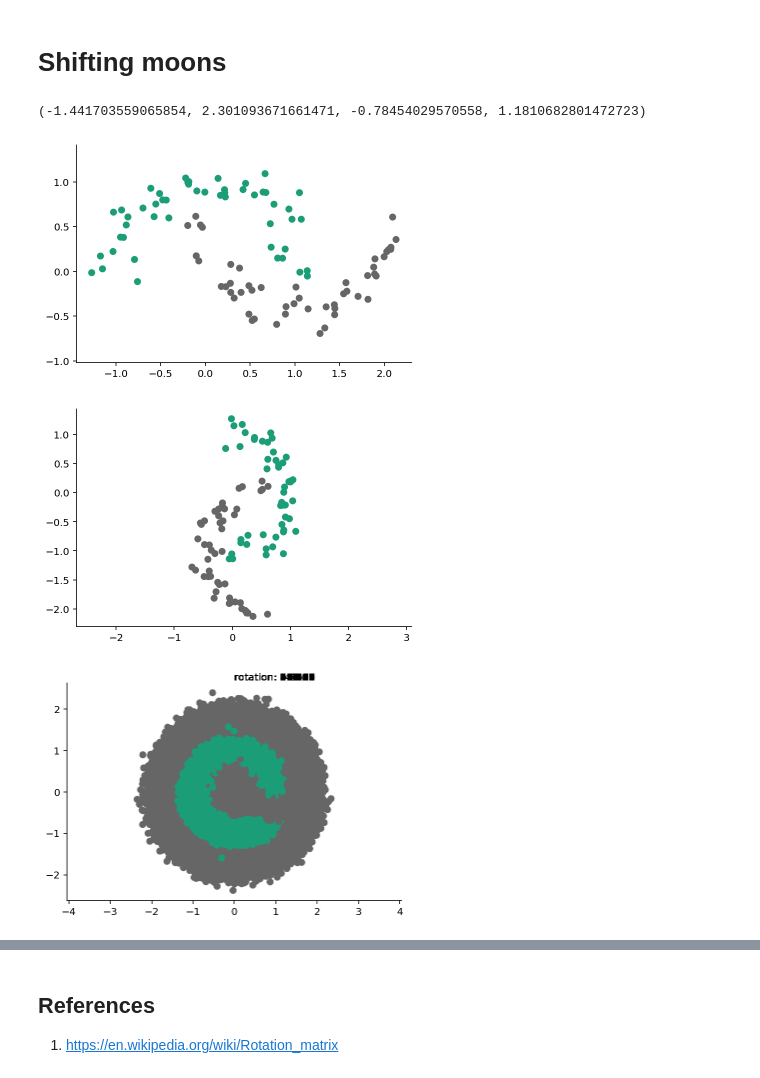
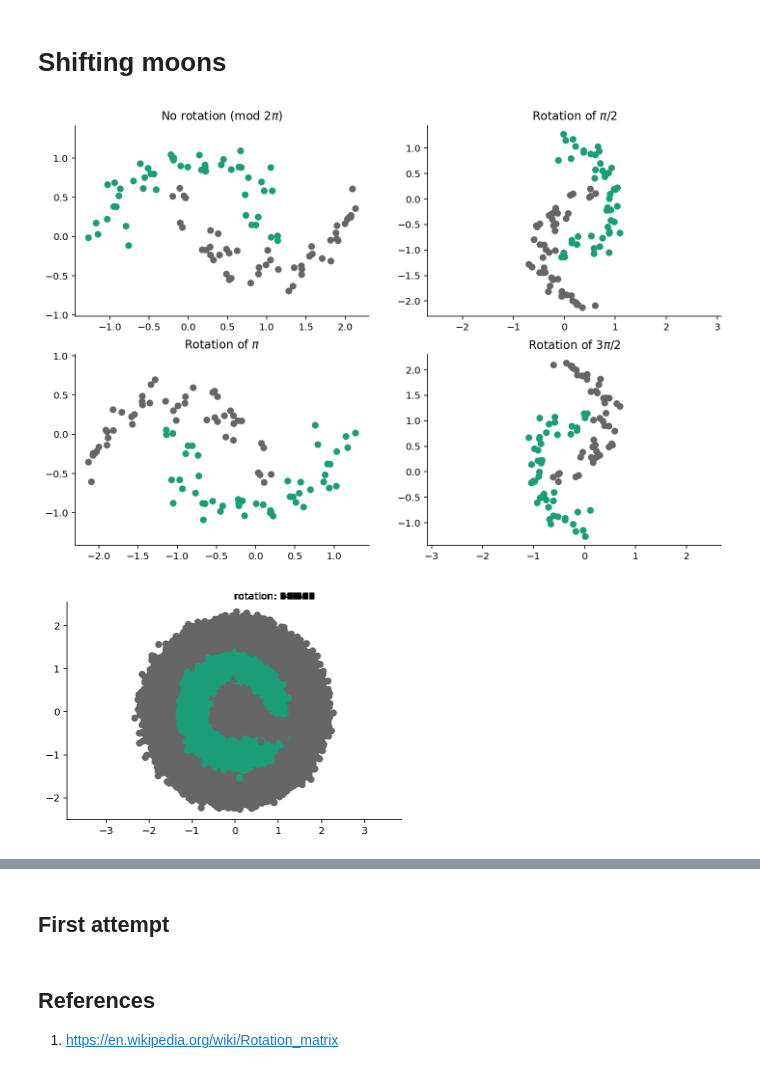
Before and after one commit to probml/shift-happens, a Jupyter notebook: notebooks/shifting-moons.ipynb, the cells around one changed output, grey strips where cells are left out. Drawn from its saved outputs; the diff is of its cells as text; code cells hidden in the pictures.

```diff
--- a/notebooks/shifting-moons.ipynb
+++ b/notebooks/shifting-moons.ipynb
@@ -13,7 +14,7 @@ plt.rcParams["axes.spines.top"] = False
 def rotation_matrix(angle):
     """
     Create a rotation matrix that rotates the
-    space 'angle'-degrees.
+    space 'angle'-radians.
     """
     R = np.array([
         [np.cos(angle), -np.sin(angle)],
@@ -21,44 +22,48 @@ def rotation_matrix(angle):
     ])
     return R
 # %%
-fig, ax = plt.subplots()
+fig, ax = plt.subplots(2, 2, figsize=(12, 8))
+ax = ax.ravel()
 
 X, y = make_moons(n_samples=100, noise=0.12, random_state=314)
-ax.scatter(*X.T, c=y, cmap="Dark2")
-plt.axis("equal")
+ax[0].scatter(*X.T, c=y, cmap="Dark2")
+ax[0].axis("equal")
+ax[0].set_title("No rotation (mod $2\pi$)")
+
+
+rotations = [np.pi/2, np.pi, 3 * np.pi / 2]
+labels = ["$\pi/2$", "$\pi$", "$3\pi/2$"]
+for i, (rot, lab) in enumerate(zip(rotations, labels)):
+    R = rotation_matrix(rot)
+    X_rot = np.einsum("ni,ij->nj", X, R)
+    ax[i+1].scatter(*X_rot.T, c=y, cmap="Dark2")
+    ax[i+1].axis("equal");
+    ax[i+1].set_title(f"Rotation of {lab}");
 # %% [output]
-(-1.441703559065854, 2.301093671661471, -0.78454029570558, 1.1810682801472723)
-[figure, old version]
+[figure, new version]
-# %%
-fig, ax = plt.subplots()
-
-R = rotation_matrix(np.pi/2)
-X_rot = np.einsum("ni,ij->nj", X, R)
-plt.scatter(*X_rot.T, c=y, cmap="Dark2")
-plt.axis("equal");
-# %% [output]
-[figure, removed]
 # %%
-from celluloid import Camera
 fig, ax = plt.subplots()
 camera = Camera(fig)
 
-for deg in np.linspace(0, 2 * np.pi, 300):
+for rad in np.linspace(0, 2 * np.pi, 300):
     X, y = make_moons(n_samples=100, noise=0.12)
-    R = rotation_matrix(deg)
+    R = rotation_matrix(rad)
     X_rot = np.einsum("ni,ij->nj", X, R)
     plt.scatter(*X_rot.T, c=y, cmap="Dark2")
     plt.axis("equal")
-    ax.text(0.5, 1.01, f"rotation: {deg * 180 / np.pi:0.2f}", transform=ax.transAxes)
+    deg = rad * 180 / np.pi
+    ax.text(0.5, 1.01, f"rotation: {deg:0.2f}", transform=ax.transAxes)
     camera.snap()
 # %% [output]
-[figure, old version]
+[figure, new version]
 # %%
 animation = camera.animate(interval=25)
 HTML(animation.to_html5_video())
 #animation.save("rotating-moons.mp4", dpi=200)
 # %% [output]
 [interactive output not drawn]
+# %% [markdown]
+## First attempt
 # %% [markdown]
 ## References
 1. https://en.wikipedia.org/wiki/Rotation_matrix
```
Also changed, not shown: parts of 1 cell of this notebook.
